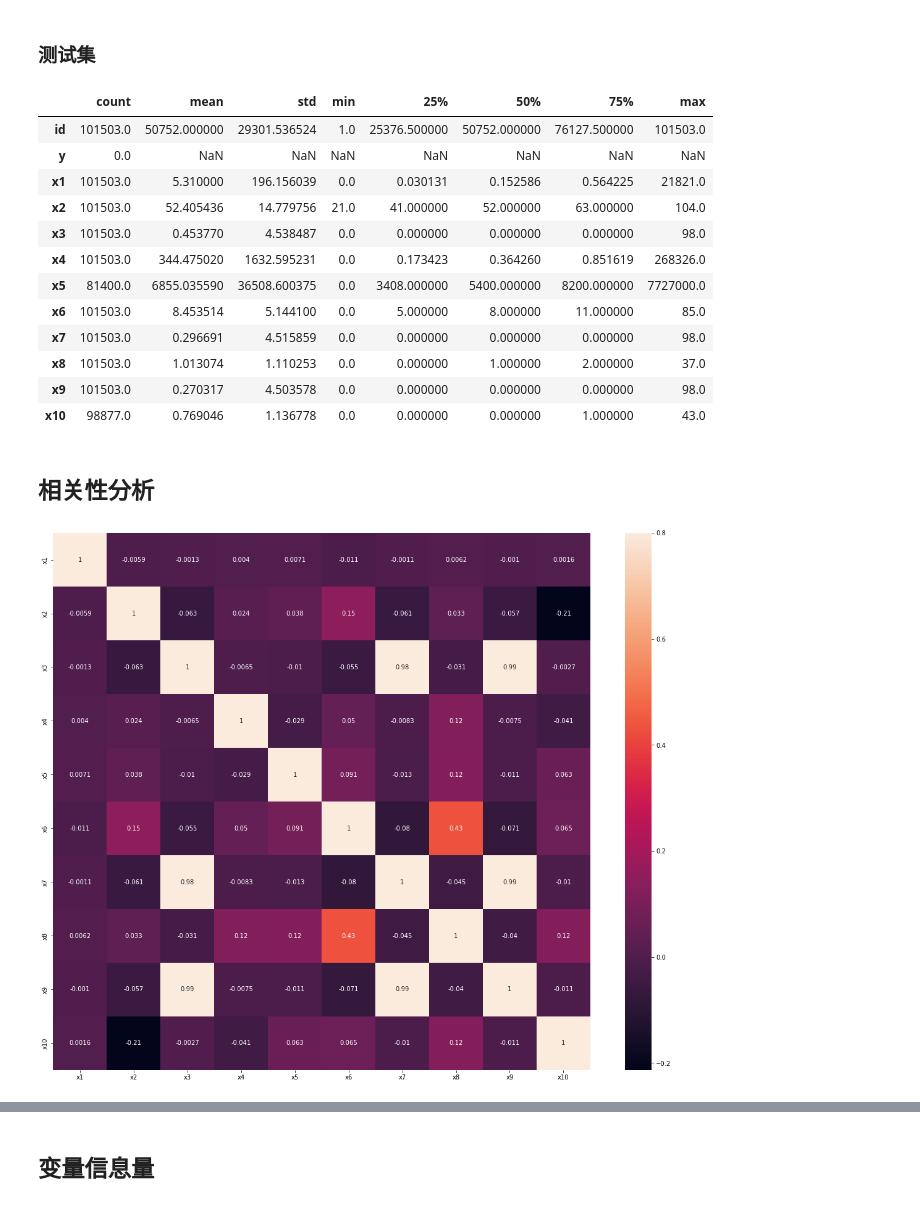
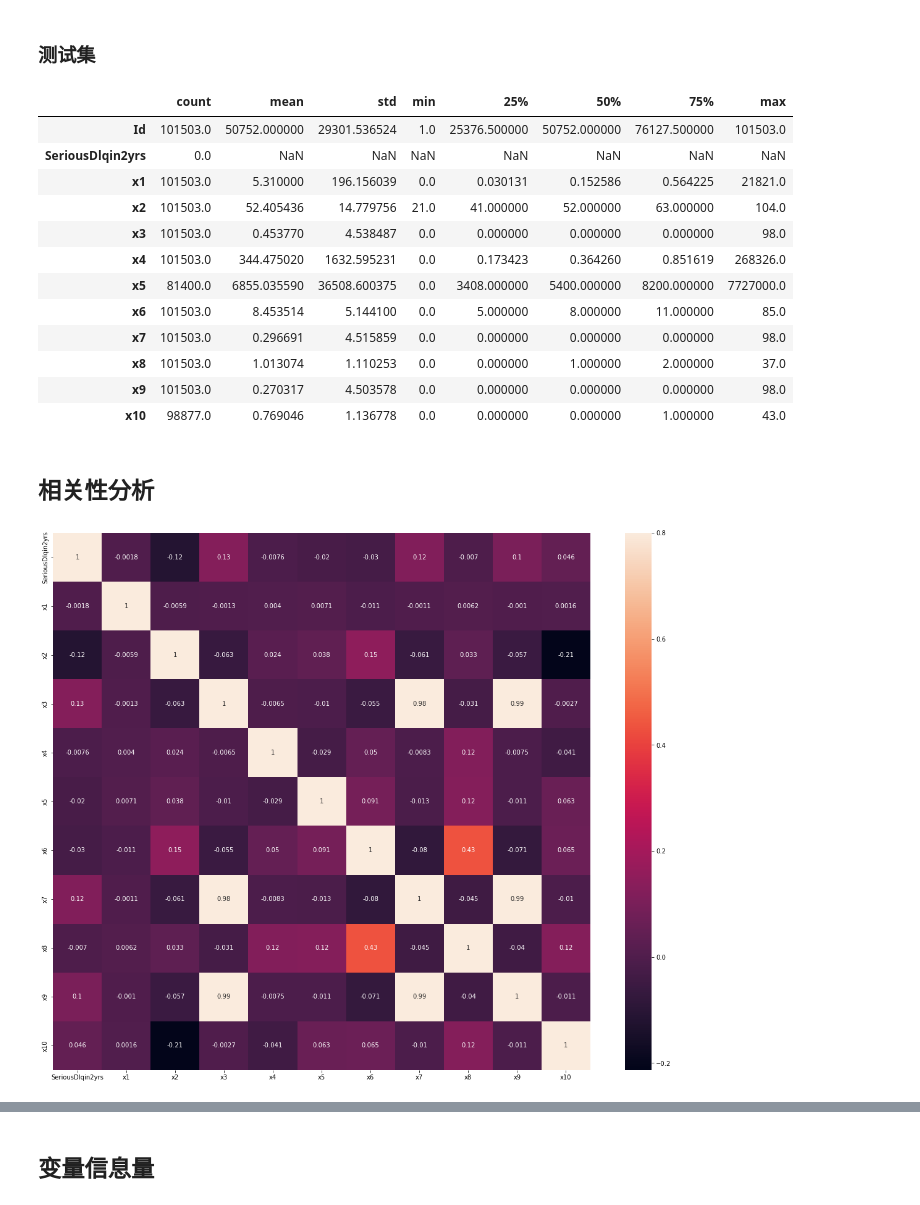
Before and after one commit to liangkaimeng/user_credit_score, a Jupyter notebook: ipython/baseline.ipynb, the cells around one changed output, grey strips where cells are left out. Saved outputs shown, nothing was run; the diff lists cells and outputs as text; code cells hidden in the pictures.

```diff
--- a/ipython/baseline.ipynb
+++ b/ipython/baseline.ipynb
@@ -19,6 +20,3 @@ train = pd.read_csv("../data/cs-training.csv", encoding="utf-8")
 train.rename(columns={"Unnamed: 0": "Id"}, inplace=True)
 test = pd.read_csv("../data/cs-test.csv", encoding="utf-8")
 test.rename(columns={"Unnamed: 0": "Id"}, inplace=True)
-# %%
-train.columns = ["id", "y", "x1", "x2", "x3", "x4", "x5", "x6", "x7", "x8", "x9", "x10"]
-test.columns = ["id", "y", "x1", "x2", "x3", "x4", "x5", "x6", "x7", "x8", "x9", "x10"]
@@ -25,3 +25,16 @@ test.columns = ["id", "y", "x1", "x2", "x3", "x4", "x5", "x6", "x7", "x8", "x9",
+# %%
+map_fields = {"x1": "RevolvingUtilizationOfUnsecuredLines",
+              "x2": "age",
+              "x3": "NumberOfTime30-59DaysPastDueNotWorse",
+              "x4": "DebtRatio",
+              "x5": "MonthlyIncome",
+              "x6": "NumberOfOpenCreditLinesAndLoans",
+              "x7": "NumberOfTimes90DaysLate",
+              "x8": "NumberRealEstateLoansOrLines",
+              "x9": "NumberOfTime60-89DaysPastDueNotWorse",
+              "x10": "NumberOfDependents"}
+train.rename(columns=dict(zip(map_fields.values(), map_fields.keys())), inplace=True)
+test.rename(columns=dict(zip(map_fields.values(), map_fields.keys())), inplace=True)
 # %% [markdown]
 # 数据探索
 # %% [markdown]
@@ -126,8 +139,8 @@ train.describe().T
 test.describe().T
 # %% [output]
 |  | count | mean | std | min | 25% | 50% | 75% | max |
-| id | 101503.0 | 50752.000000 | 29301.536524 | 1.0 | 25376.500000 | 50752.000000 | 76127.500000 | 101503.0 |
-| y | 0.0 | NaN | NaN | NaN | NaN | NaN | NaN | NaN |
+| Id | 101503.0 | 50752.000000 | 29301.536524 | 1.0 | 25376.500000 | 50752.000000 | 76127.500000 | 101503.0 |
+| SeriousDlqin2yrs | 0.0 | NaN | NaN | NaN | NaN | NaN | NaN | NaN |
 | x1 | 101503.0 | 5.310000 | 196.156039 | 0.0 | 0.030131 | 0.152586 | 0.564225 | 21821.0 |
 | x2 | 101503.0 | 52.405436 | 14.779756 | 21.0 | 41.000000 | 52.000000 | 63.000000 | 104.0 |
 | x3 | 101503.0 | 0.453770 | 4.538487 | 0.0 | 0.000000 | 0.000000 | 0.000000 | 98.0 |
@@ -143,10 +156,10 @@ test.describe().T
 # %%
 plt.figure(figsize=(20, 16))
 plt.yticks(rotation=45)
-heat = sns.heatmap(train.iloc[:, 2:].corr(), vmax=.8, square=True, annot=True)
+heat = sns.heatmap(train.iloc[:, 1:].corr(), vmax=.8, square=True, annot=True)
 plt.savefig(r"D:\liangkaimeng\picture\user_credit_score\heatmap.png", bbox_inches='tight', dpi=300)
 # %% [output]
-[figure, old version]
+[figure, new version]
 # %%
 train.iloc[:, 1:].corr()
 # %% [output]
```
Also changed, not shown: parts of 14 cells of this notebook, 1 other file.
